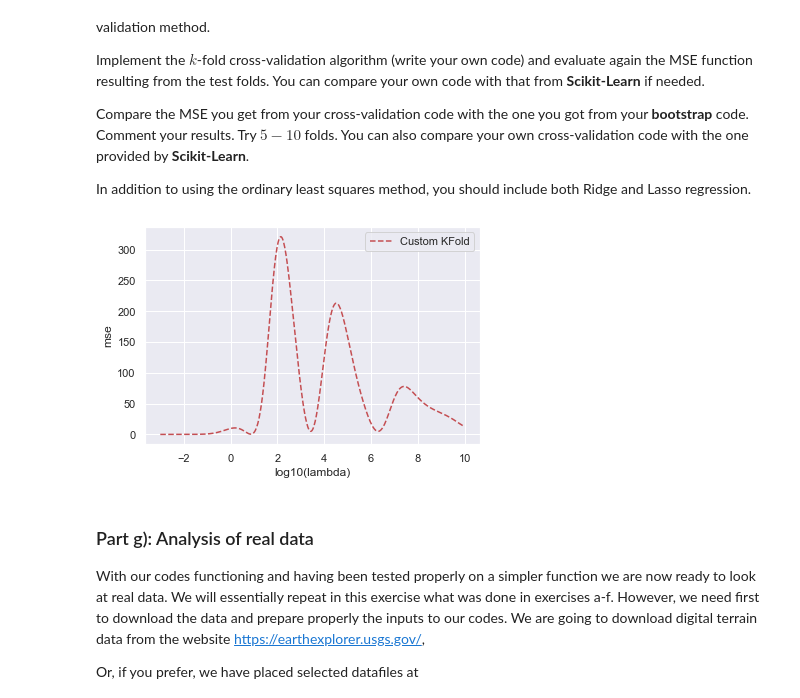
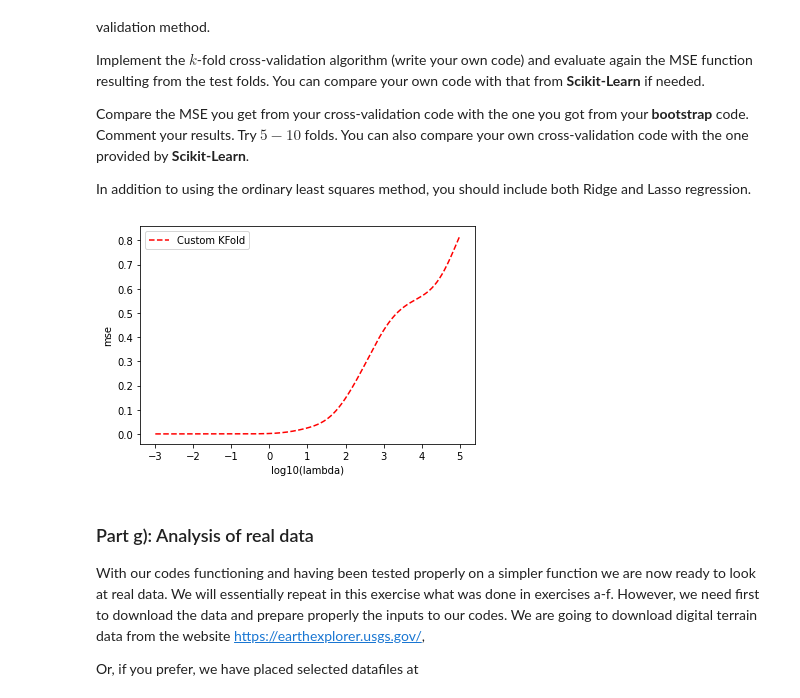
Before and after one commit to Mia-F/FYS_STK_Project_1, a Jupyter notebook: Project_1.ipynb, the cells around one changed output. Saved outputs shown, nothing was run; the diff lists cells and outputs as text; code cells hidden in the pictures.

Commit message:
Created correct plot with low mse

```diff
--- a/Project_1.ipynb
+++ b/Project_1.ipynb
@@ -938,26 +938,20 @@ def k_fold(data, k):
     return k_fold_indices
 
 # A seed just to ensure that the random numbers are the same for every run.
-# Useful for eventual debugging.
 np.random.seed(3155)
 
 # Generate the data.
 nsamples = 100
-x = np.random.randn(nsamples)
+x = np.random.rand(nsamples)
 y = 3 * x**2 + np.random.randn(nsamples)
 data = np.column_stack((x, y))
 
 k = 5
 k_fold_indices = k_fold(data, k)  # Generate fold indices using k_fold function
 
-## Cross-validation on Ridge regression using KFold only
-
-# Decide degree on polynomial to fit
-poly = PolynomialFeatures(degree=6)
-
 # Decide which values of lambda to use
 nlambdas = 500
-lambdas = np.logspace(-3, 10, nlambdas)
+lambdas = np.logspace(-3, 5, nlambdas)
 
 # Perform the cross-validation to estimate MSE using KFold
 scores_KFold = np.zeros((nlambdas, k))
@@ -965,34 +959,34 @@ scores_KFold = np.zeros((nlambdas, k))
 i = 0
 for lmb in lambdas:
     ridge = Ridge(alpha=lmb)
     j = 0
     for train_indices, test_indices in k_fold_indices:
         xtrain, ytrain = data[train_indices, 0], data[train_indices, 1]
         xtest, ytest = data[test_indices, 0], data[test_indices, 1]
 
         Xtrain = design_matrix(xtrain, ytrain, degree=6)
         ridge.fit(Xtrain, ytrain[:, np.newaxis])
 
         Xtest = design_matrix(xtest, ytest, degree=6)
         ypred = ridge.predict(Xtest)
 
         scores_KFold[i, j] = np.sum((ypred - ytest[:, np.newaxis])**2) / np.size(ypred)
 
         j += 1
     i += 1
 
 estimated_mse_KFold = np.mean(scores_KFold, axis=1)
 
 ## Plot the results for custom KFold only
 
 plt.figure()
 plt.plot(np.log10(lambdas), estimated_mse_KFold, 'r--', label='Custom KFold')
 plt.xlabel('log10(lambda)')
 plt.ylabel('mse')
 plt.legend()
 plt.show()
 # %% [output]
-[figure, old version]
+[figure, new version]
 # %% [markdown]
 ### Part g): Analysis of real data
 
```
